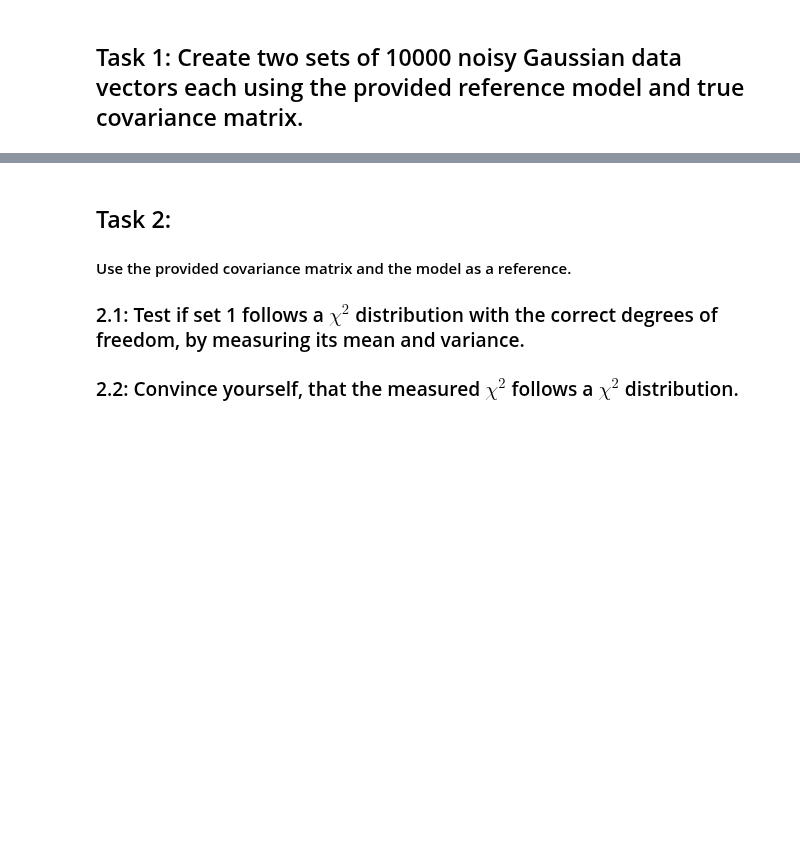
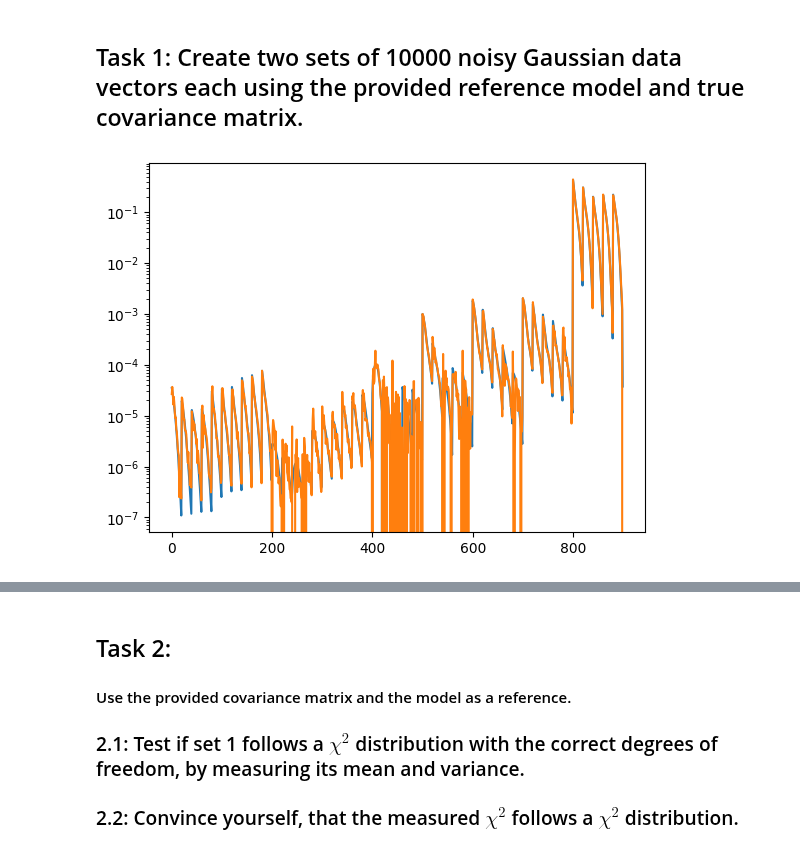
Before and after one commit to TheShak5/UWAstroStats, a Jupyter notebook: projects/2ptstat-analysis/assignments/assignment1_DarshakPatel.ipynb, the cells around one changed output, grey strips where cells are left out. Saved outputs shown, nothing was run; the diff lists cells and outputs as text; code cells hidden in the pictures; blank space fills up the shorter version.

```diff
--- a/projects/2ptstat-analysis/assignments/assignment1_DarshakPatel.ipynb
+++ b/projects/2ptstat-analysis/assignments/assignment1_DarshakPatel.ipynb
@@ -30,0 +29,11 @@ noisy_data_set2 = np.random.multivariate_normal(mean=model, cov=cov, size=10000)
+# %%
+# What is the values we see in model?
+'''
+First 20 points is w(p) in the 1,1 tomographic bin. The next 20 is int he 1,2 tomographic bin. etc.
+'''
+
+plt.plot(model)
+plt.plot(noisy_data_set1[0])
+plt.yscale('log')
+# %% [output]
+[figure, added]
```
Also changed, not shown: parts of 5 cells of this notebook.
